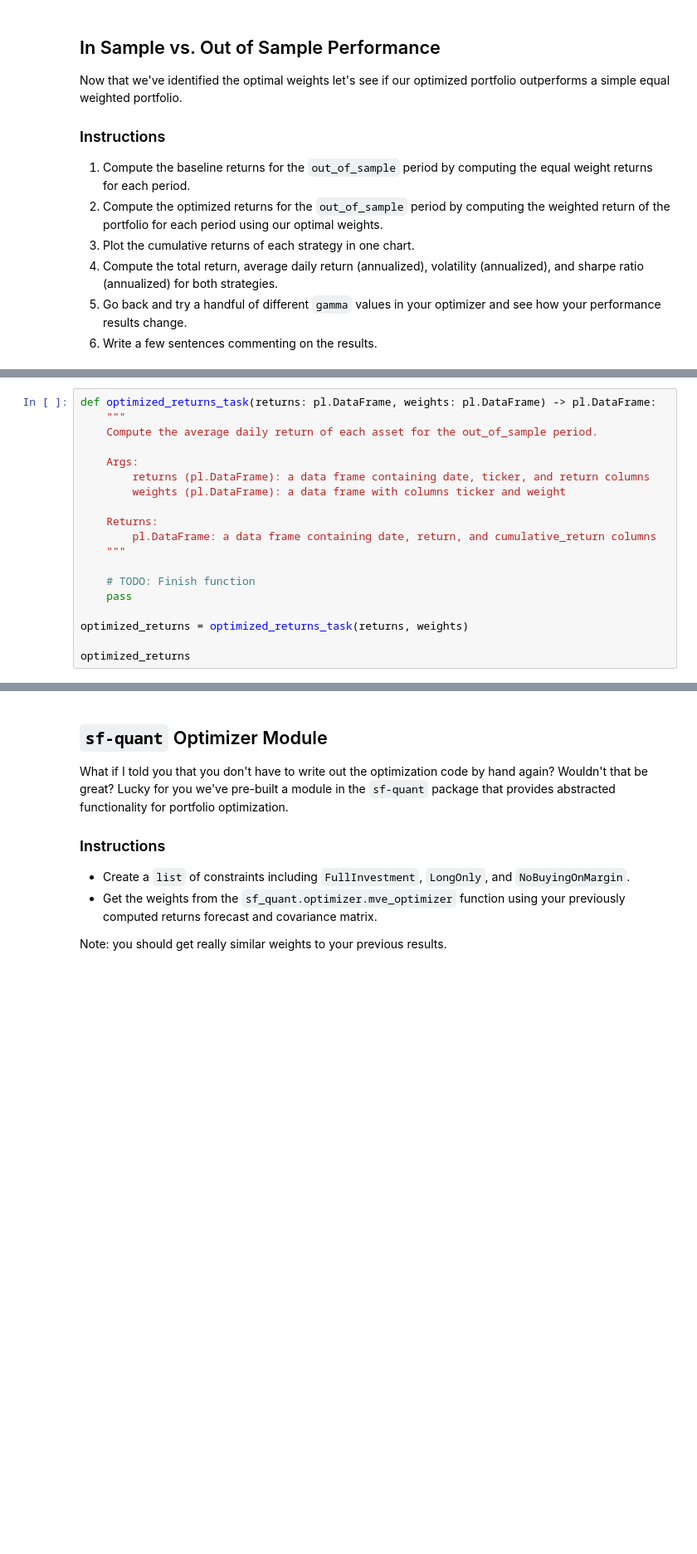
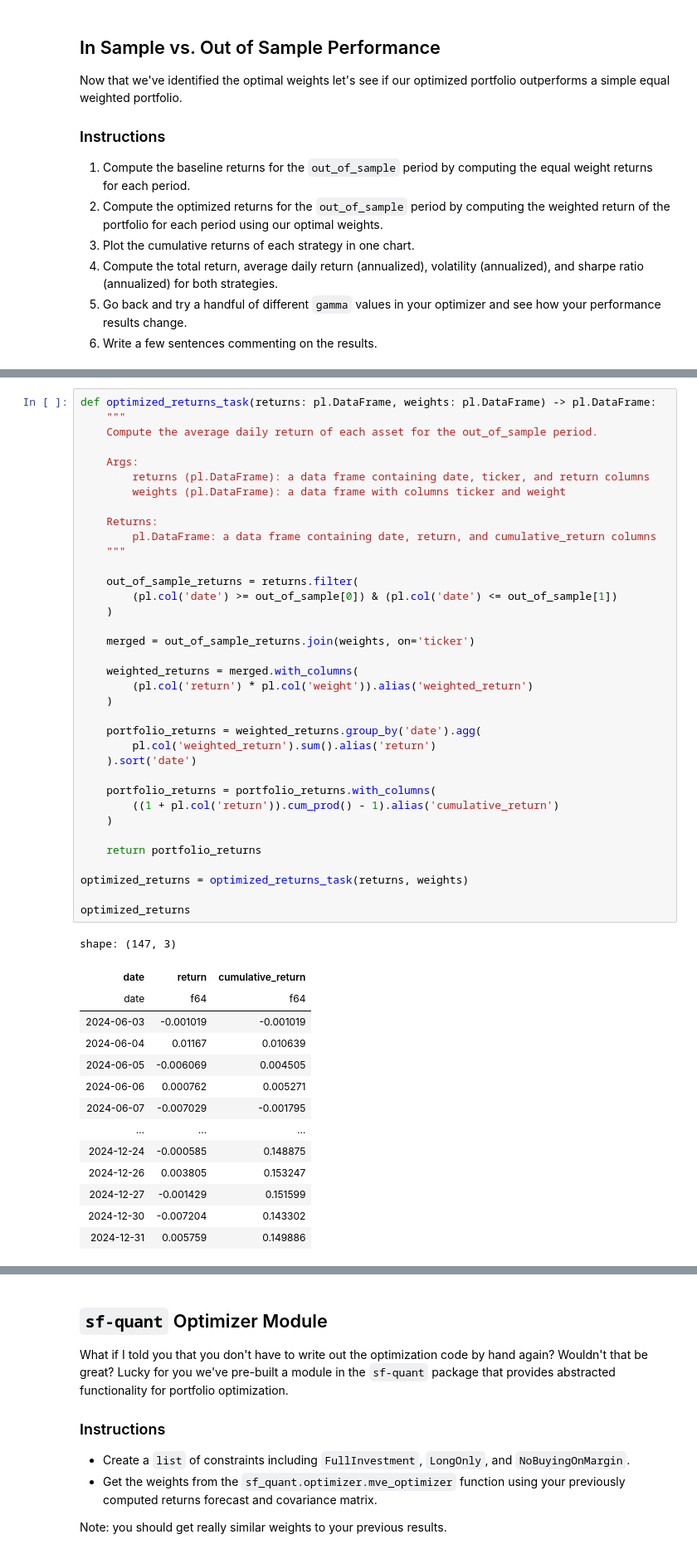
Before and after one commit to xylr11/sf-quant-labs, a Jupyter notebook: labs/lab_2.ipynb, the cells around one changed output, grey strips where cells are left out. Shown at 83% size. Saved outputs shown, nothing was run; the diff lists cells and outputs as text; blank space fills up the shorter version.

```diff
--- a/labs/lab_2.ipynb
+++ b/labs/lab_2.ipynb
@@ -176,20 +270,52 @@ baseline_returns = baseline_returns_task(returns)
 # %%
 def optimized_returns_task(returns: pl.DataFrame, weights: pl.DataFrame) -> pl.DataFrame:
     """
     Compute the average daily return of each asset for the out_of_sample period.
 
     Args:
         returns (pl.DataFrame): a data frame containing date, ticker, and return columns
         weights (pl.DataFrame): a data frame with columns ticker and weight
 
     Returns:
         pl.DataFrame: a data frame containing date, return, and cumulative_return columns
     """
 
-    # TODO: Finish function
-    pass
+    out_of_sample_returns = returns.filter(
+        (pl.col('date') >= out_of_sample[0]) & (pl.col('date') <= out_of_sample[1])
+    )
+
+    merged = out_of_sample_returns.join(weights, on='ticker')
+
+    weighted_returns = merged.with_columns(
+        (pl.col('return') * pl.col('weight')).alias('weighted_return')
+    )
+
+    portfolio_returns = weighted_returns.group_by('date').agg(
+        pl.col('weighted_return').sum().alias('return')
+    ).sort('date')
+
+    portfolio_returns = portfolio_returns.with_columns(
+        ((1 + pl.col('return')).cum_prod() - 1).alias('cumulative_return')
+    )
+
+    return portfolio_returns
 
 optimized_returns = optimized_returns_task(returns, weights)
 
 optimized_returns
+# %% [output]
+shape: (147, 3)
+| date | return | cumulative_return |
+| date | f64 | f64 |
+| 2024-06-03 | -0.001019 | -0.001019 |
+| 2024-06-04 | 0.01167 | 0.010639 |
+| 2024-06-05 | -0.006069 | 0.004505 |
+| 2024-06-06 | 0.000762 | 0.005271 |
+| 2024-06-07 | -0.007029 | -0.001795 |
+| … | … | … |
+| 2024-12-24 | -0.000585 | 0.148875 |
+| 2024-12-26 | 0.003805 | 0.153247 |
+| 2024-12-27 | -0.001429 | 0.151599 |
+| 2024-12-30 | -0.007204 | 0.143302 |
+| 2024-12-31 | 0.005759 | 0.149886 |
 # %%
```
Also changed, not shown: parts of 15 cells of this notebook, 1 other file.
